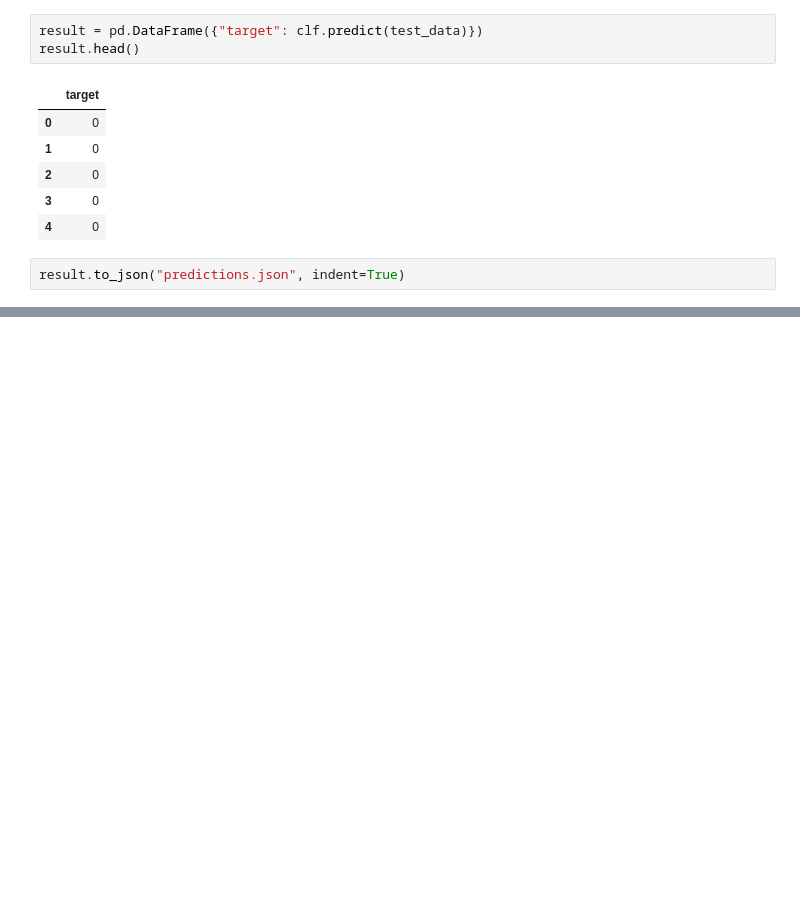
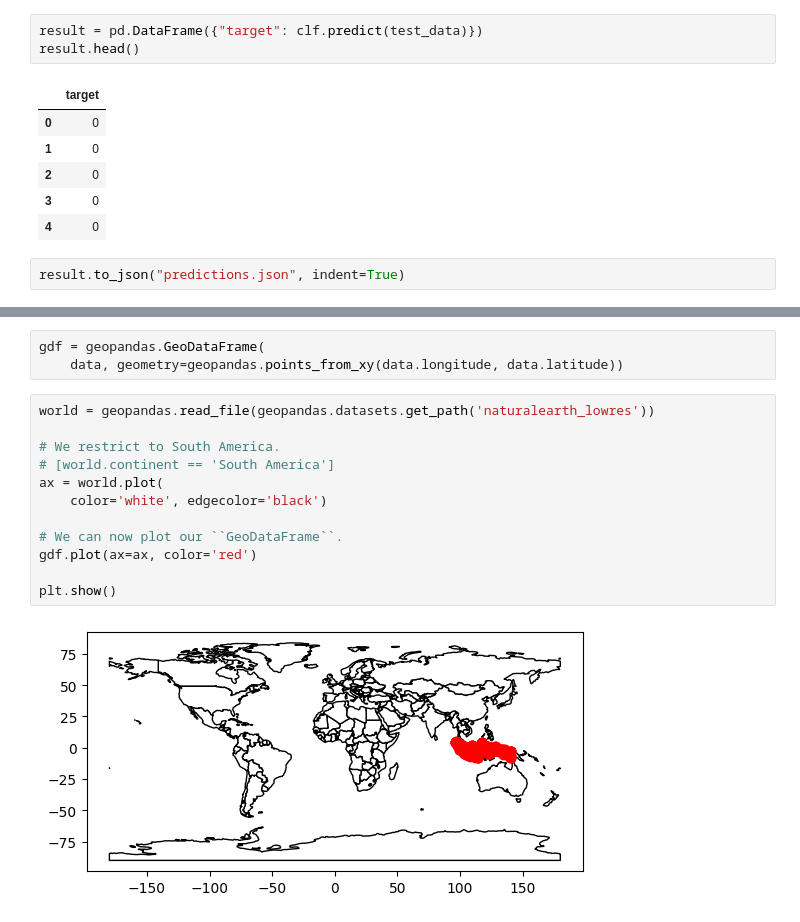
Before and after one commit to jdworzans/deforestation, a Jupyter notebook: main.ipynb, the cells around one changed output, grey strips where cells are left out. Saved outputs shown, nothing was run; the diff lists cells and outputs as text; blank space fills up the shorter version.

```diff
--- a/main.ipynb
+++ b/main.ipynb
@@ -51,0 +70,17 @@ result.to_json("predictions.json", indent=True)
+# %%
+gdf = geopandas.GeoDataFrame(
+    data, geometry=geopandas.points_from_xy(data.longitude, data.latitude))
+# %%
+world = geopandas.read_file(geopandas.datasets.get_path('naturalearth_lowres'))
+
+# We restrict to South America.
+# [world.continent == 'South America']
+ax = world.plot(
+    color='white', edgecolor='black')
+
+# We can now plot our ``GeoDataFrame``.
+gdf.plot(ax=ax, color='red')
+
+plt.show()
+# %% [output]
+[figure, added]
```
Also changed, not shown: parts of 3 cells of this notebook.
